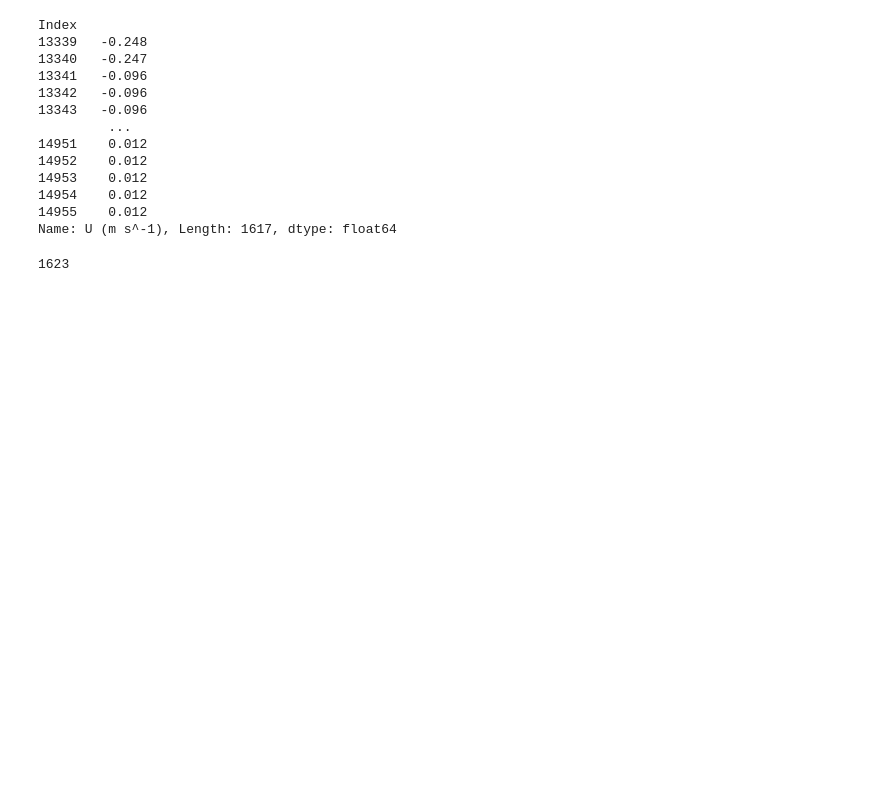
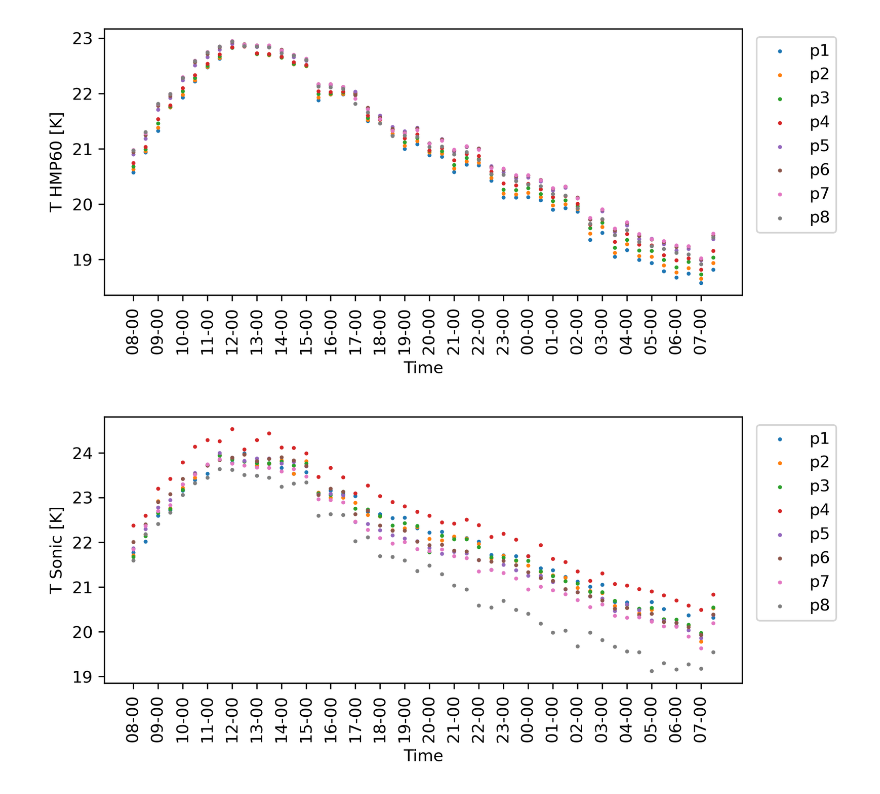
Before and after one commit to dyerbm/OmniWheel, a Jupyter notebook: Sensing/Analysis.ipynb, the cells around one changed output. Saved outputs shown, nothing was run; the diff lists cells and outputs as text; code cells hidden in the pictures; blank space fills up the shorter version.

```diff
--- a/Sensing/Analysis.ipynb
+++ b/Sensing/Analysis.ipynb
@@ -44,9 +45,9 @@ for dtime in tqdm(files):
         p_data.loc[(dtime,point),'Uavg'] = np.mean(data.loc[(dtime,point),'U (m s^-1)'])
         p_data.loc[(dtime,point),'Vavg'] = np.mean(data.loc[(dtime,point),'V (m s^-1)'])
         p_data.loc[(dtime,point),'Wavg'] = np.mean(data.loc[(dtime,point),'W (m s^-1)'])
-        p_data.loc[(dtime,point),'TSonicavg'] = np.mean(data.loc[(dtime,point),'TSonic (K)'])-273.15 #shift to Celcius
+        p_data.loc[(dtime,point),'TSonicavg'] = np.mean(data.loc[(dtime,point),'TSonic (K)'])
         p_data.loc[(dtime,point),'RHavg'] = np.mean(data.loc[(dtime,point),'RH (%)'])
-        p_data.loc[(dtime,point),'T_HMP60avg'] = np.mean(data.loc[(dtime,point),'T_HMP60 (C)'])
+        p_data.loc[(dtime,point),'T_HMP60avg'] = np.mean(data.loc[(dtime,point),'T_HMP60 (C)'])+273.15 #shift to Kelvin
         p_data.loc[(dtime,point),'Savg'] = np.mean(np.sqrt(data.loc[(dtime,point),'U (m s^-1)']**2+
                                                            data.loc[(dtime,point),'V (m s^-1)']**2))
 
@@ -90,13 +91,5 @@ for dtime in tqdm(files):
         p_data.loc[(dtime,point),'WTvar'] = WTSonicCovMatrix[0,1]
 
 
-print(p_data)
-
-
-
-'''Vavg = np.mean(V4Hz[i*AverageSample:(i+1)*AverageSample])
-Wavg = np.mean(W4Hz[i*AverageSample:(i+1)*AverageSample])
-TSonicavg = np.mean(TSonic4Hz[i*AverageSample:(i+1)*AverageSample])
-Savg = np.mean(np.sqrt(U4Hz[i*AverageSample:(i+1)*AverageSample] ** 2 + \
-                            V4Hz[i*AverageSample:(i+1)*AverageSample] ** 2))'''
+#print(p_data)
 # %% [output]
@@ -118,23 +111,36 @@ STime Point
 
 [384 rows x 18 columns]
 'Vavg = np.mean(V4Hz[i*AverageSample:(i+1)*AverageSample])\nWavg = np.mean(W4Hz[i*AverageSample:(i+1)*AverageSample])\nTSonicavg = np.mean(TSonic4Hz[i*AverageSample:(i+1)*AverageSample])\nSavg = np.me ...
-# %%
-data.loc[(dtime,point),'U (m s^-1)']
-# %% [output]
-Index
-13339   -0.248
-13340   -0.247
-13341   -0.096
-13342   -0.096
-13343   -0.096
-         ...
-14951    0.012
-14952    0.012
-14953    0.012
-14954    0.012
-14955    0.012
-Name: U (m s^-1), Length: 1617, dtype: float64
-# %%
-len(data.loc[(dtime,point),'U (m s^-1)'])
-# %% [output]
-1623
+# %%
+x_axis_labels = ['16-00','17-00','18-00','19-00',
+            '20-00','21-00','22-00','23-00',
+            '00-00','01-00','02-00','03-00',
+            '04-00','05-00','06-00','07-00',
+            '08-00','09-00','10-00','11-00',
+            '12-00','13-00','14-00','15-00']
+
+
+
+fig = plt.figure(figsize=(7,3),dpi=300)
+for i in points:
+    plt.scatter(files,p_data.loc[pd.IndexSlice[:, i], 'T_HMP60avg'],label=i,s=2)
+plt.ylabel('T HMP60 [K]')
+plt.xlabel('Time')
+plt.xticks(rotation=90)
+plt.legend(bbox_to_anchor=(1.01, 1), loc='upper left')
+plt.xticks(x_axis_labels)
+plt.show()
+
+
+fig = plt.figure(figsize=(7,3),dpi=300)
+for i in points:
+    plt.scatter(files,p_data.loc[pd.IndexSlice[:, i], 'TSonicavg'],label=i,s=2)
+plt.ylabel('T Sonic [K]')
+plt.xlabel('Time')
+plt.xticks(rotation=90)
+plt.legend(bbox_to_anchor=(1.01, 1), loc='upper left')
+plt.xticks(x_axis_labels)
+plt.show()
+# %% [output]
+[figure, added]
+[figure, added]
```
Also changed, not shown: parts of 8 cells of this notebook.
